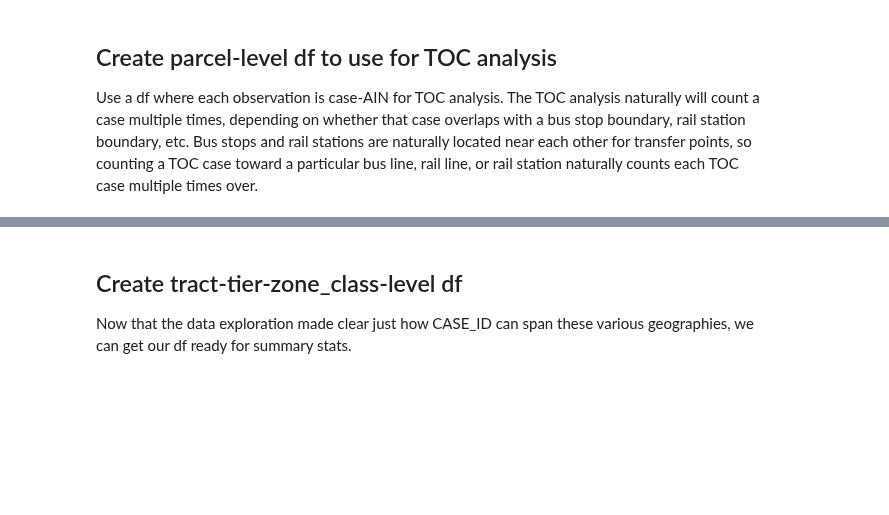
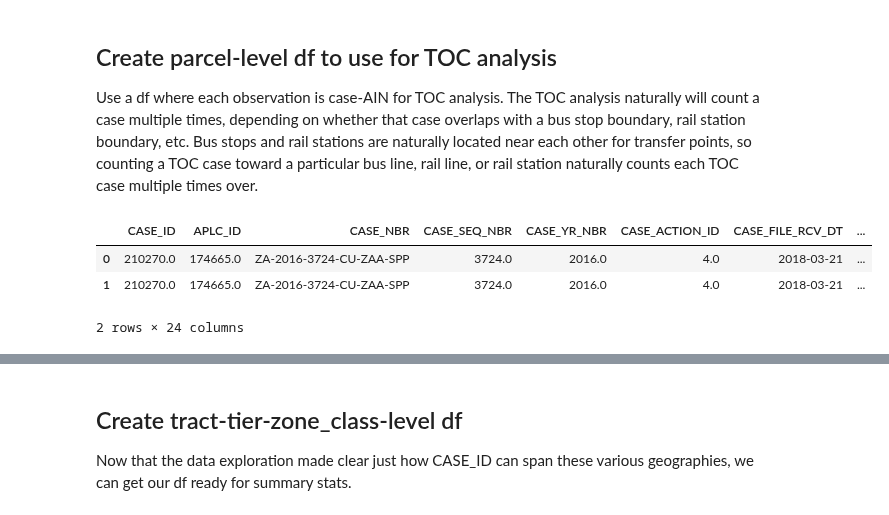
Before and after one commit to CityOfLosAngeles/planning-entitlements, a Jupyter notebook: notebooks/C1-build-toc-master.ipynb, the cells around one changed output, grey strips where cells are left out. Cells and saved outputs as stored; diff of their text form; code cells hidden in the pictures; blank space fills up the shorter version.

```diff
--- a/notebooks/C1-build-toc-master.ipynb
+++ b/notebooks/C1-build-toc-master.ipynb
@@ -150,6 +161,13 @@ def groupby_make_wide(df, group_cols):
     )
 
     return df3
+# %%
+df2.head(2)
+# %% [output]
+|  | CASE_ID | APLC_ID | CASE_NBR | CASE_SEQ_NBR | CASE_YR_NBR | CASE_ACTION_ID | CASE_FILE_RCV_DT | ... |
+| 0 | 210270.0 | 174665.0 | ZA-2016-3724-CU-ZAA-SPP | 3724.0 | 2016.0 | 4.0 | 2018-03-21 | ... |
+| 1 | 210270.0 | 174665.0 | ZA-2016-3724-CU-ZAA-SPP | 3724.0 | 2016.0 | 4.0 | 2018-03-21 | ... |
+2 rows × 24 columns
 # %%
 def make_parcel_level_df(df):
     """
```
Also changed, not shown: parts of 18 cells of this notebook, 2 other files.
